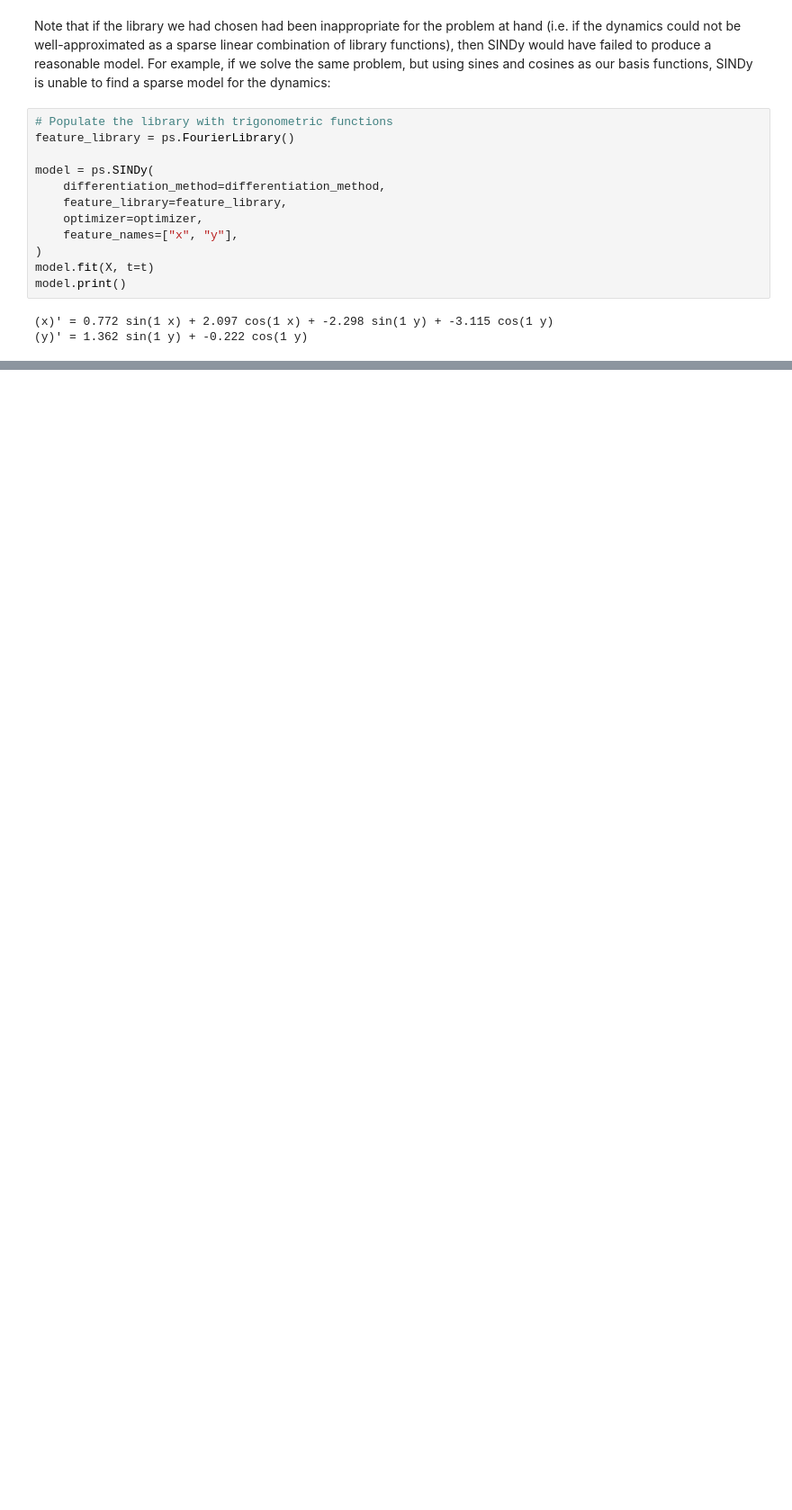
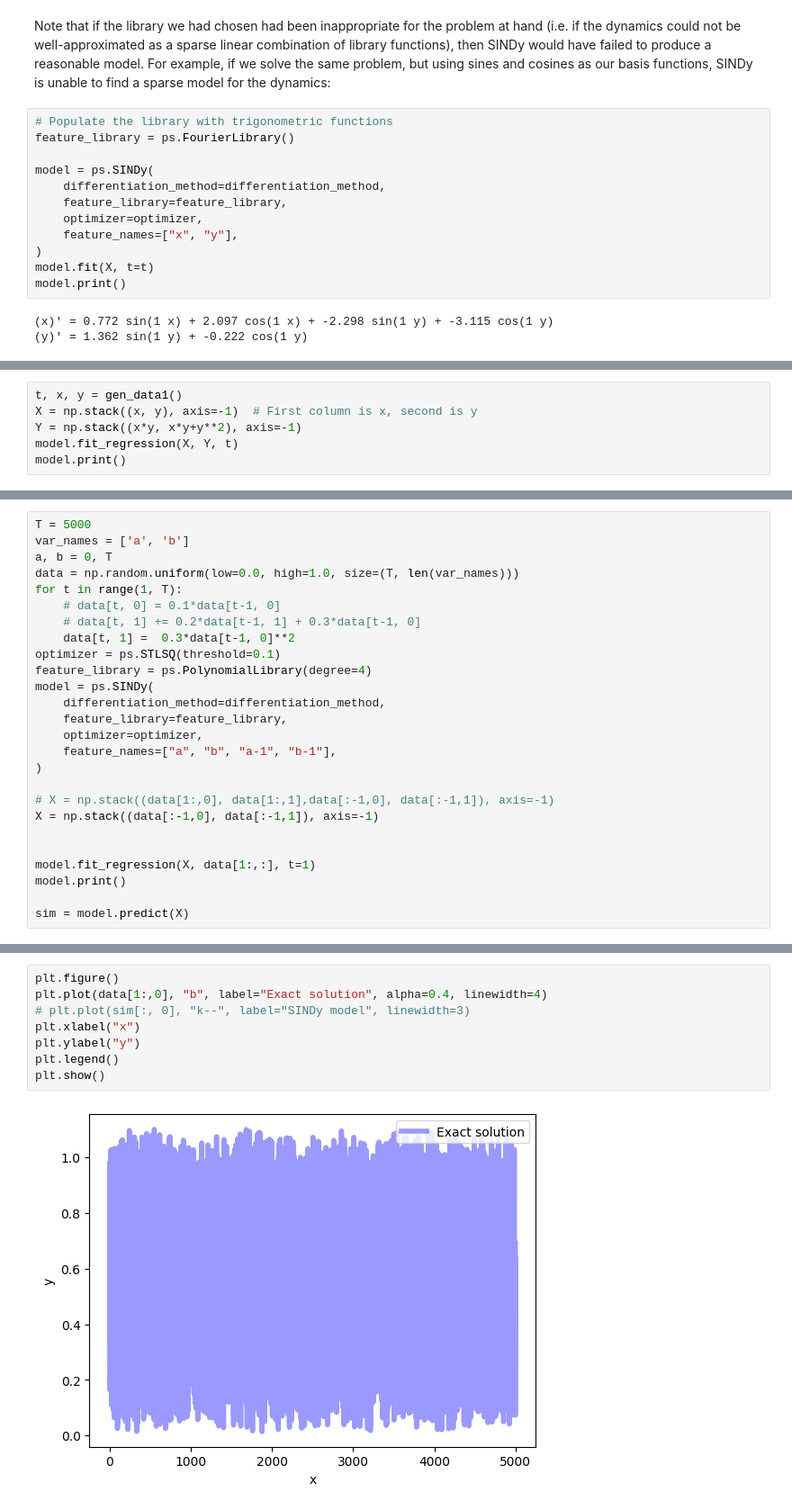
Before and after one commit to wangcj05/pysindy, a Jupyter notebook: examples/2_introduction_to_sindy/example.ipynb, the cells around one changed output, grey strips where cells are left out. Shown at 90% size. Drawn from its saved outputs; the diff is of its cells as text; blank space fills up the shorter version.

```diff
--- a/examples/2_introduction_to_sindy/example.ipynb
+++ b/examples/2_introduction_to_sindy/example.ipynb
@@ -206,0 +213,6 @@ model.print()
+# %%
+t, x, y = gen_data1()
+X = np.stack((x, y), axis=-1)  # First column is x, second is y
+Y = np.stack((x*y, x*y+y**2), axis=-1)
+model.fit_regression(X, Y, t)
+model.print()
@@ -206,0 +222,26 @@ model.print()
+# %%
+T = 5000
+var_names = ['a', 'b']
+a, b = 0, T
+data = np.random.uniform(low=0.0, high=1.0, size=(T, len(var_names)))
+for t in range(1, T):
+    # data[t, 0] = 0.1*data[t-1, 0]
+    # data[t, 1] += 0.2*data[t-1, 1] + 0.3*data[t-1, 0]
+    data[t, 1] =  0.3*data[t-1, 0]**2
+optimizer = ps.STLSQ(threshold=0.1)
+feature_library = ps.PolynomialLibrary(degree=4)
+model = ps.SINDy(
+    differentiation_method=differentiation_method,
+    feature_library=feature_library,
+    optimizer=optimizer,
+    feature_names=["a", "b", "a-1", "b-1"],
+)
+
+# X = np.stack((data[1:,0], data[1:,1],data[:-1,0], data[:-1,1]), axis=-1)
+X = np.stack((data[:-1,0], data[:-1,1]), axis=-1)
+
+
+model.fit_regression(X, data[1:,:], t=1)
+model.print()
+
+sim = model.predict(X)
@@ -206,0 +251,10 @@ model.print()
+# %%
+plt.figure()
+plt.plot(data[1:,0], "b", label="Exact solution", alpha=0.4, linewidth=4)
+# plt.plot(sim[:, 0], "k--", label="SINDy model", linewidth=3)
+plt.xlabel("x")
+plt.ylabel("y")
+plt.legend()
+plt.show()
+# %% [output]
+[figure, added]
```
Also changed, not shown: parts of 7 cells of this notebook.
